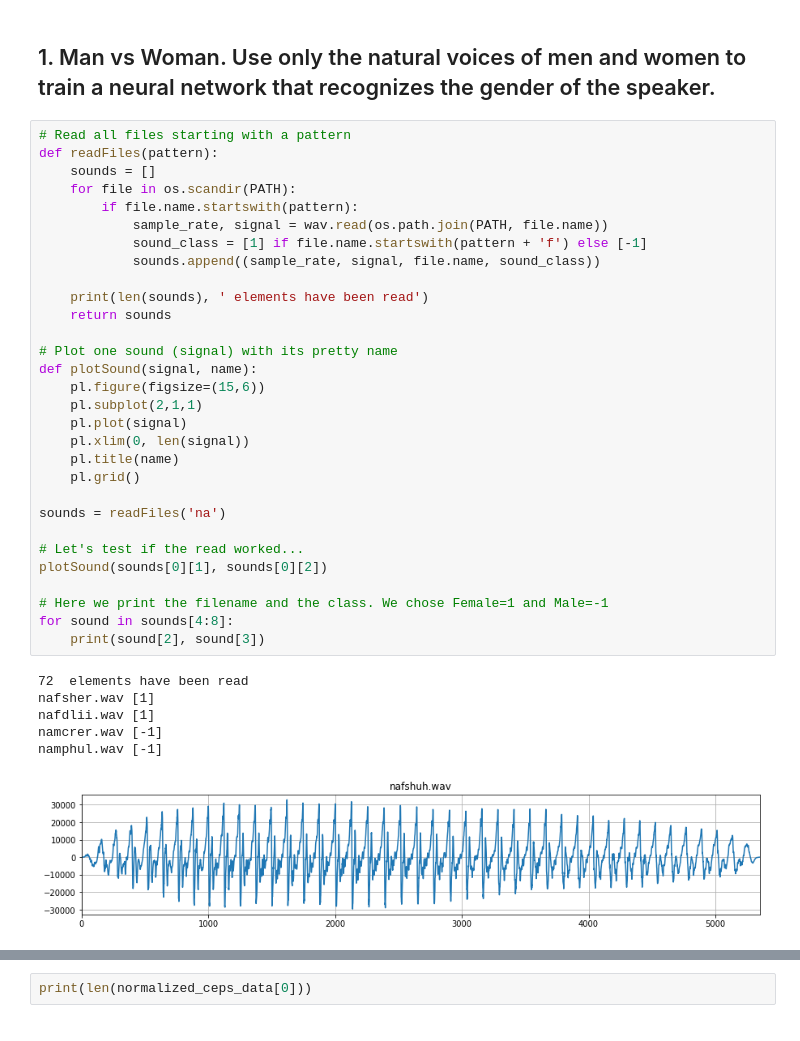
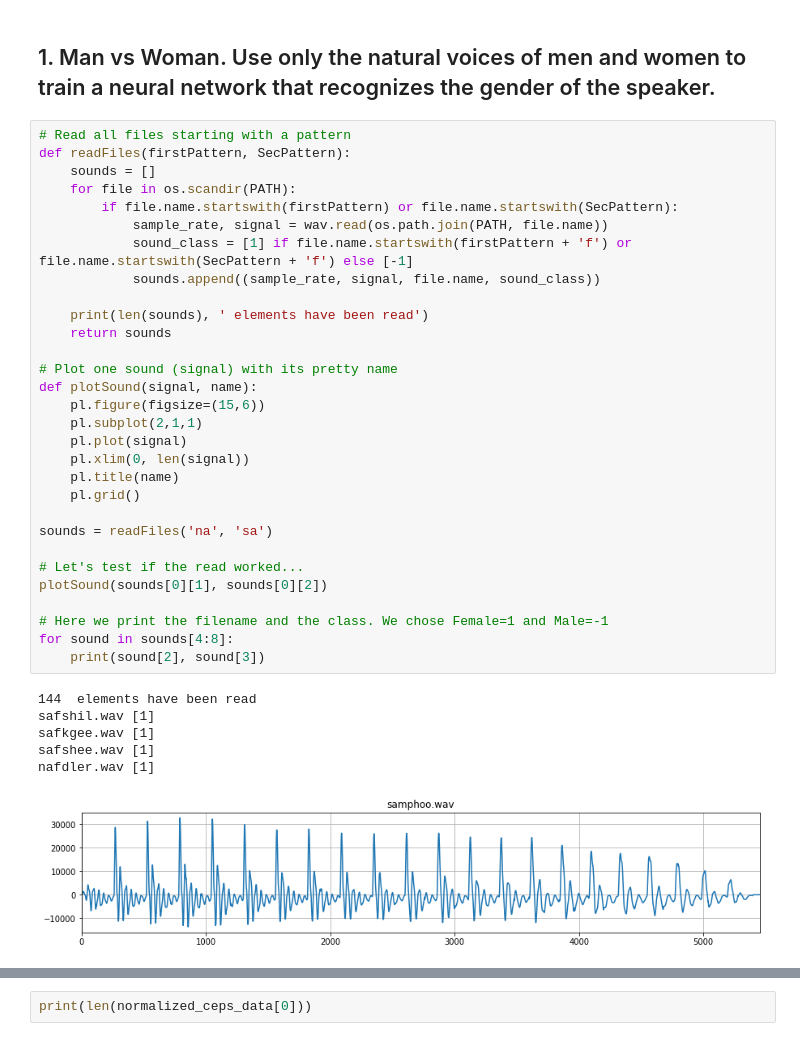
Before and after one commit to tiagoquin/mlg20-pw3, a Jupyter notebook: PW03-part2.ipynb, the cells around one changed output, grey strips where cells are left out. Saved outputs shown, nothing was run; the diff lists cells and outputs as text.

```diff
--- a/PW03-part2.ipynb
+++ b/PW03-part2.ipynb
@@ -25,41 +25,41 @@ from python_speech_features import mfcc
 ## 1. Man vs Woman. Use only the natural voices of men and women to train a neural network that recognizes the gender of the speaker.
 # %%
 # Read all files starting with a pattern
-def readFiles(pattern):
+def readFiles(firstPattern, SecPattern):
     sounds = []
     for file in os.scandir(PATH):
-        if file.name.startswith(pattern):
+        if file.name.startswith(firstPattern) or file.name.startswith(SecPattern):
             sample_rate, signal = wav.read(os.path.join(PATH, file.name))
-            sound_class = [1] if file.name.startswith(pattern + 'f') else [-1]
+            sound_class = [1] if file.name.startswith(firstPattern + 'f') or file.name.startswith(SecPattern + 'f') else [-1]
             sounds.append((sample_rate, signal, file.name, sound_class))
 
     print(len(sounds), ' elements have been read')
     return sounds
 
 # Plot one sound (signal) with its pretty name
 def plotSound(signal, name):
     pl.figure(figsize=(15,6))
     pl.subplot(2,1,1)
     pl.plot(signal)
     pl.xlim(0, len(signal))
     pl.title(name)
     pl.grid()
 
-sounds = readFiles('na')
+sounds = readFiles('na', 'sa')
 
 # Let's test if the read worked...
 plotSound(sounds[0][1], sounds[0][2])
 
 # Here we print the filename and the class. We chose Female=1 and Male=-1
 for sound in sounds[4:8]:
     print(sound[2], sound[3])
 # %% [output]
-72  elements have been read
-nafsher.wav [1]
-nafdlii.wav [1]
-namcrer.wav [-1]
-namphul.wav [-1]
+144  elements have been read
+safshil.wav [1]
+safkgee.wav [1]
+safshee.wav [1]
+nafdler.wav [1]
-[figure, old version]
+[figure, new version]
 # %%
 def doMFCC(signal, sample_rate):
     ceps = mfcc(signal, samplerate=sample_rate, nfft=1024)
```
Also changed, not shown: parts of 24 cells of this notebook.
